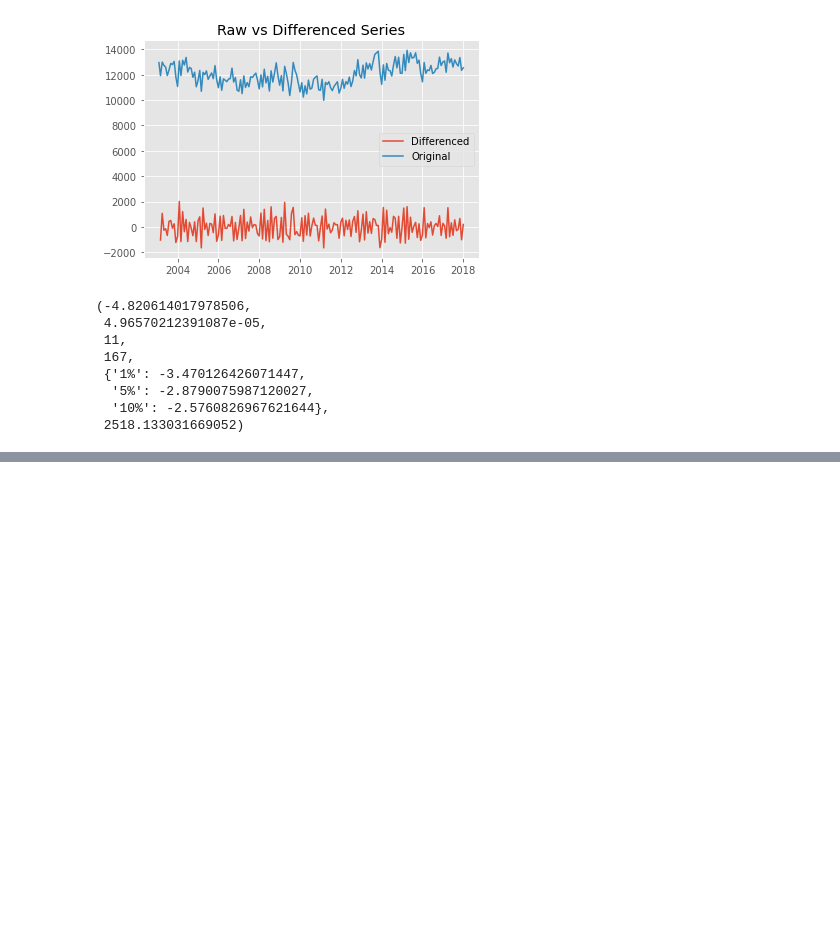
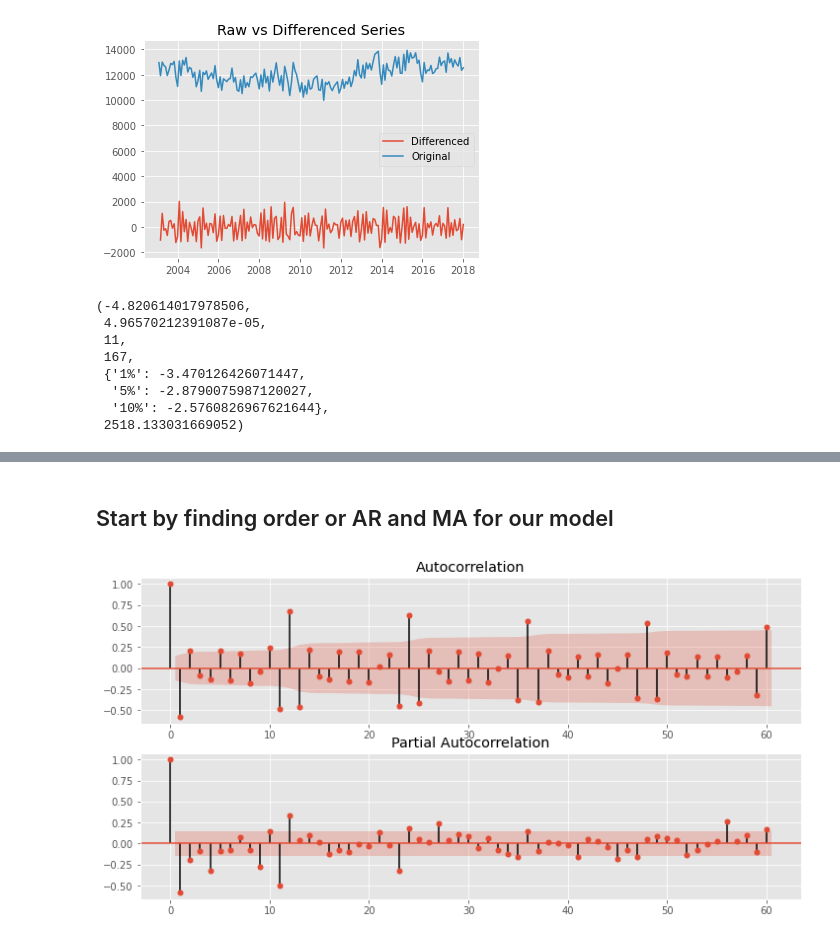
Before and after one commit to mkpetterson/sfcrime, a Jupyter notebook: notebooks/time_series_analysis.ipynb, the cells around one changed output, grey strips where cells are left out. Saved outputs shown, nothing was run; the diff lists cells and outputs as text; code cells hidden in the pictures; blank space fills up the shorter version.

Commit message:
arima model

```diff
--- a/notebooks/time_series_analysis.ipynb
+++ b/notebooks/time_series_analysis.ipynb
@@ -148,7 +145,7 @@ plot_series(axes[1], 'Weekly Trend', data.resample('W').count()['Category'].iloc
 ### Trend-Seasonal-Decomposition
 # %%
 # Pick resampling and get decomp
-series = data.resample('Y').count()['Category'].iloc[:365]
+series = data.resample('D').count()['Category'].iloc[:365]
 decomp = sm.tsa.seasonal_decompose(series)
 # %%
 # Statsmodel decomp has 3 components. Let's plot them
@@ -243,7 +244,7 @@ Month: If we sample by month, we see spikes at the 12 month mark, although there
 Year: Sampling by year shows a strong negative correlation at the 6 year mark, but this likely coincides with the recession of 2008-2010 and isn't a periodic effect.
 # %%
 # This pandas method calculates diff of series with self, shifted by 1 (default number)
-diff = series_sample(data, 'M').diff()
+diff = series_sample(data, 'M').diff()[1:]
 
 # Plot differenced series
 plt.plot(diff, label="Differenced")
@@ -251,5 +252,5 @@ plt.plot(series_sample(data, 'M'), label="Original")
 plt.title('Raw vs Differenced Series')
 plt.legend()
 
-plt.savefig('../data/images/differenced.png', dpi=250)
+#plt.savefig('../data/images/differenced.png', dpi=250)
 # %% [output]
@@ -268,0 +307,11 @@ sm.tsa.adfuller(diff.dropna())
+# %% [markdown]
+## Start by finding order or AR and MA for our model
+# %%
+# Plot autocorrelation of differenced data
+fig, axes = plt.subplots(2,1, figsize=(12,6))
+_ = plot_acf(diff, ax=axes[0], lags=60)
+_ = plot_pacf(diff, ax=axes[1], lags=60)
+
+plt.savefig('../data/images/pacf_differenced.png', bbox_inches='tight', dpi=250)
+# %% [output]
+[figure, added]
```
Also changed, not shown: parts of 18 cells of this notebook, 1 other file.
